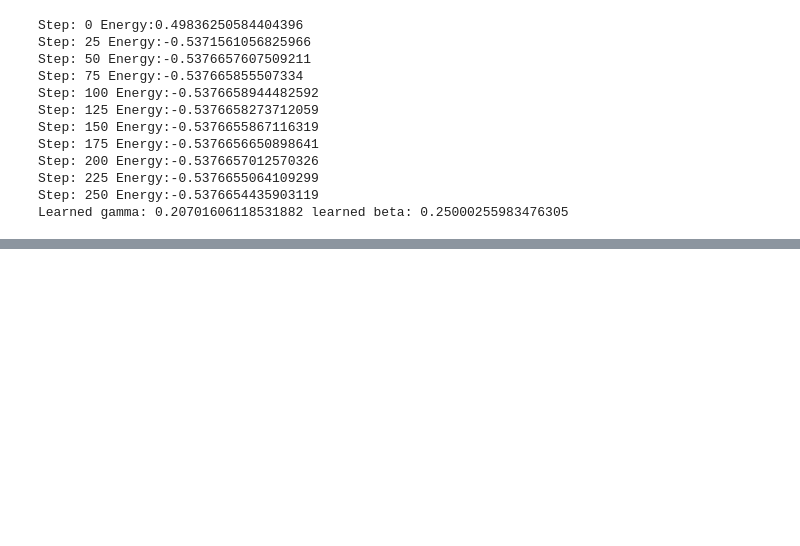
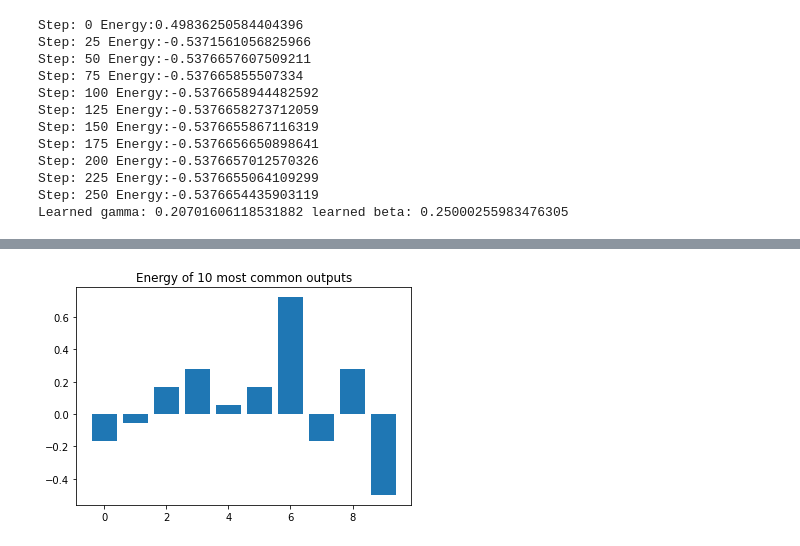
Before and after one commit to TR160qg/Learning_Cirq, a Jupyter notebook: Cirq_1st.ipynb, the cells around one changed output, grey strips where cells are left out. Cells and saved outputs as stored; diff of their text form; code cells hidden in the pictures; blank space fills up the shorter version.

```diff
--- a/Cirq_1st.ipynb
+++ b/Cirq_1st.ipynb
@@ -964,0 +1069,10 @@ We've optimized our paraeters. How well did we do?
+# %%
+# a strange way to generate back binary expansion
+meas = [[int(s) for s in ''.join([str(b) for b in bin(k)[2:]]).zfill(n_rows*n_cols)] for k in configs]
+
+costs = [comput_energy(np.array(m), h) for m in meas]
+plt.title('Energy of {} most common outputs'.format(num))
+plt.bar([x for x in range(len(costs))], costs)
+plt.show()
+# %% [output]
+[figure, added]
```
Also changed, not shown: parts of 14 cells of this notebook.
